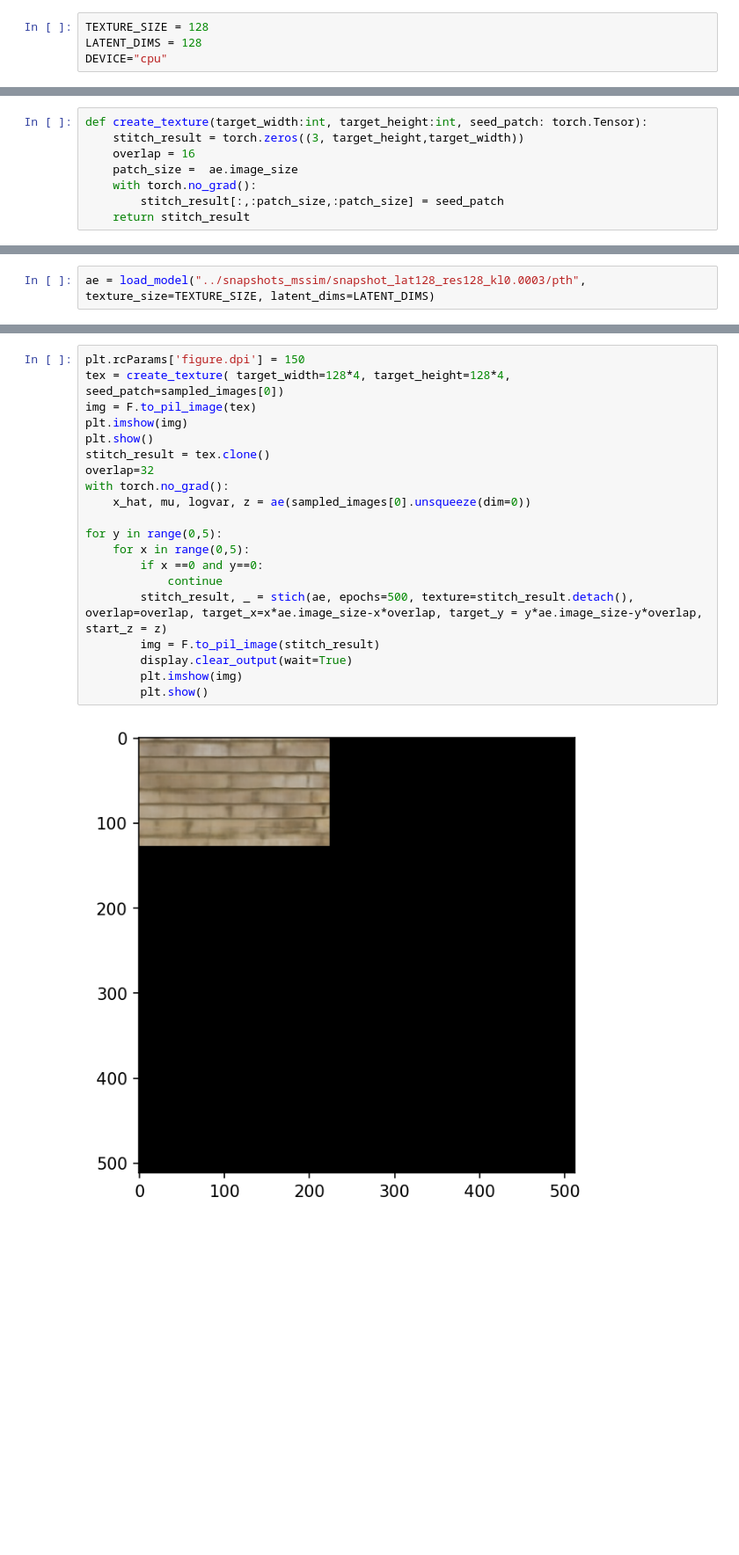
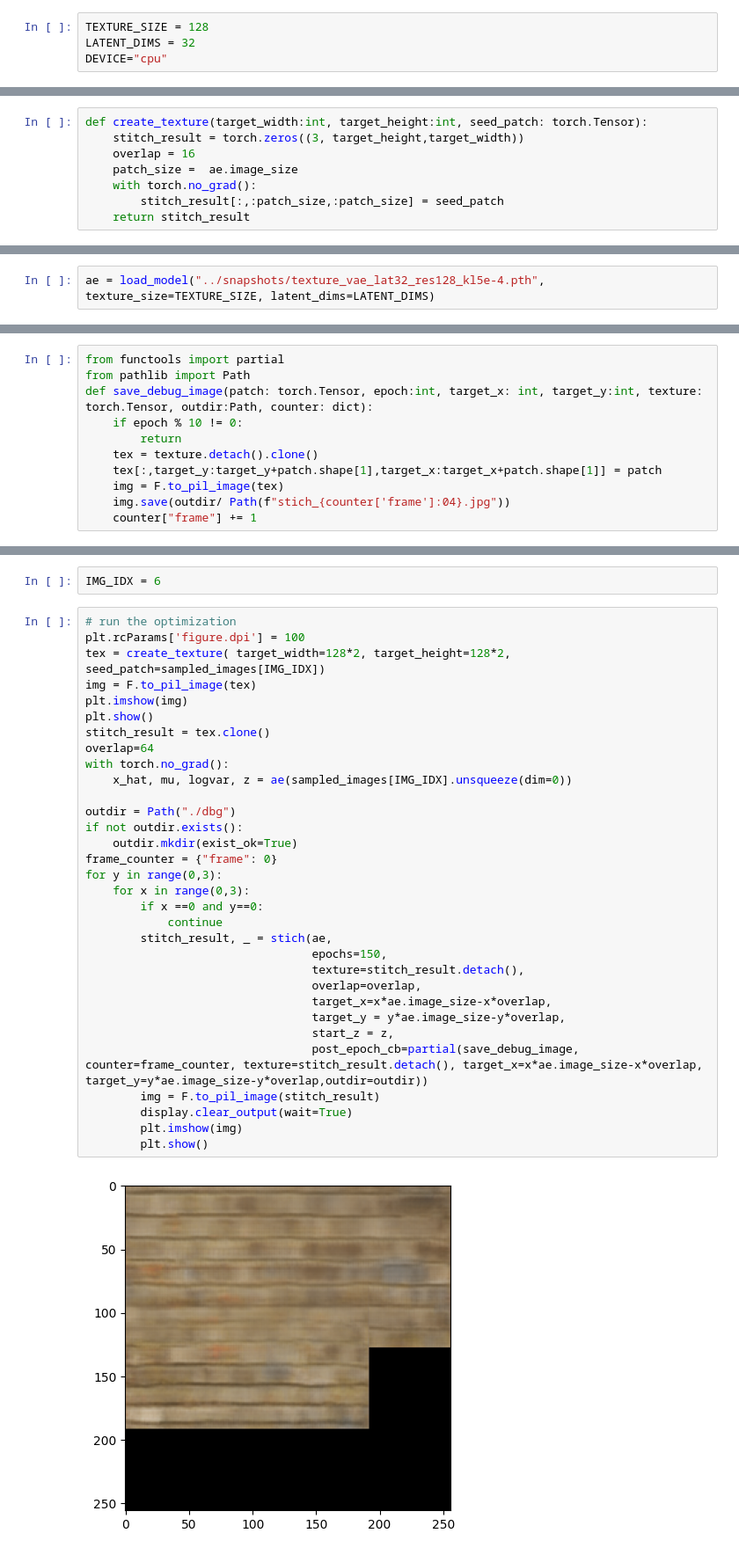
Before and after one commit to tlangmo/texture-vae, a Jupyter notebook: notebooks/stich.ipynb, the cells around one changed output, grey strips where cells are left out. Shown at 88% size. Cells and saved outputs as stored; diff of their text form; blank space fills up the shorter version.

```diff
--- a/notebooks/stich.ipynb
+++ b/notebooks/stich.ipynb
@@ -22,4 +45,4 @@ from IPython import display
 # %%
 TEXTURE_SIZE = 128
-LATENT_DIMS = 128
+LATENT_DIMS = 32
 DEVICE="cpu"
@@ -67,2 +132,2 @@ def create_texture(target_width:int, target_height:int, seed_patch: torch.Tensor
 # %%
-ae = load_model("../snapshots_mssim/snapshot_lat128_res128_kl0.0003/pth", texture_size=TEXTURE_SIZE, latent_dims=LATENT_DIMS)
+ae = load_model("../snapshots/texture_vae_lat32_res128_kl5e-4.pth", texture_size=TEXTURE_SIZE, latent_dims=LATENT_DIMS)
@@ -120,0 +143,11 @@ def stich(ae: Autoencoder, epochs:int, texture:torch.Tensor, overlap:int, target
+# %%
+from functools import partial
+from pathlib import Path
+def save_debug_image(patch: torch.Tensor, epoch:int, target_x: int, target_y:int, texture: torch.Tensor, outdir:Path, counter: dict):
+    if epoch % 10 != 0:
+        return
+    tex = texture.detach().clone()
+    tex[:,target_y:target_y+patch.shape[1],target_x:target_x+patch.shape[1]] = patch
+    img = F.to_pil_image(tex)
+    img.save(outdir/ Path(f"stich_{counter['frame']:04}.jpg"))
+    counter["frame"] += 1
@@ -121,22 +156,36 @@ def stich(ae: Autoencoder, epochs:int, texture:torch.Tensor, overlap:int, target
+# %%
+IMG_IDX = 6
 # %%
-plt.rcParams['figure.dpi'] = 150
-tex = create_texture( target_width=128*4, target_height=128*4, seed_patch=sampled_images[0])
+# run the optimization
+plt.rcParams['figure.dpi'] = 100
+tex = create_texture( target_width=128*2, target_height=128*2, seed_patch=sampled_images[IMG_IDX])
 img = F.to_pil_image(tex)
 plt.imshow(img)
 plt.show()
 stitch_result = tex.clone()
-overlap=32
+overlap=64
 with torch.no_grad():
-    x_hat, mu, logvar, z = ae(sampled_images[0].unsqueeze(dim=0))
+    x_hat, mu, logvar, z = ae(sampled_images[IMG_IDX].unsqueeze(dim=0))
 
-for y in range(0,5):
-    for x in range(0,5):
+outdir = Path("./dbg")
+if not outdir.exists():
+    outdir.mkdir(exist_ok=True)
+frame_counter = {"frame": 0}
+for y in range(0,3):
+    for x in range(0,3):
         if x ==0 and y==0:
             continue
-        stitch_result, _ = stich(ae, epochs=500, texture=stitch_result.detach(), overlap=overlap, target_x=x*ae.image_size-x*overlap, target_y = y*ae.image_size-y*overlap, start_z = z)
+        stitch_result, _ = stich(ae,
+                                 epochs=150,
+                                 texture=stitch_result.detach(),
+                                 overlap=overlap,
+                                 target_x=x*ae.image_size-x*overlap,
+                                 target_y = y*ae.image_size-y*overlap,
+                                 start_z = z,
+                                 post_epoch_cb=partial(save_debug_image, counter=frame_counter, texture=stitch_result.detach(), target_x=x*ae.image_size-x*overlap, target_y=y*ae.image_size-y*overlap,outdir=outdir))
         img = F.to_pil_image(stitch_result)
         display.clear_output(wait=True)
         plt.imshow(img)
         plt.show()
 # %% [output]
-[figure, old version]
+[figure, new version]
```
Also changed, not shown: parts of 10 cells of this notebook, 15 other files.
